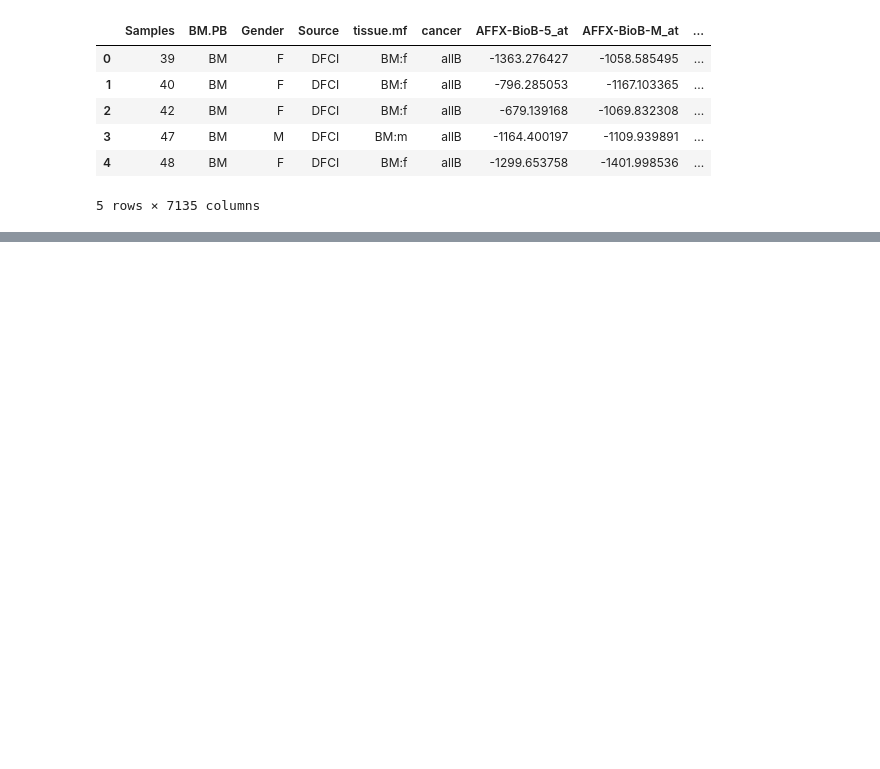
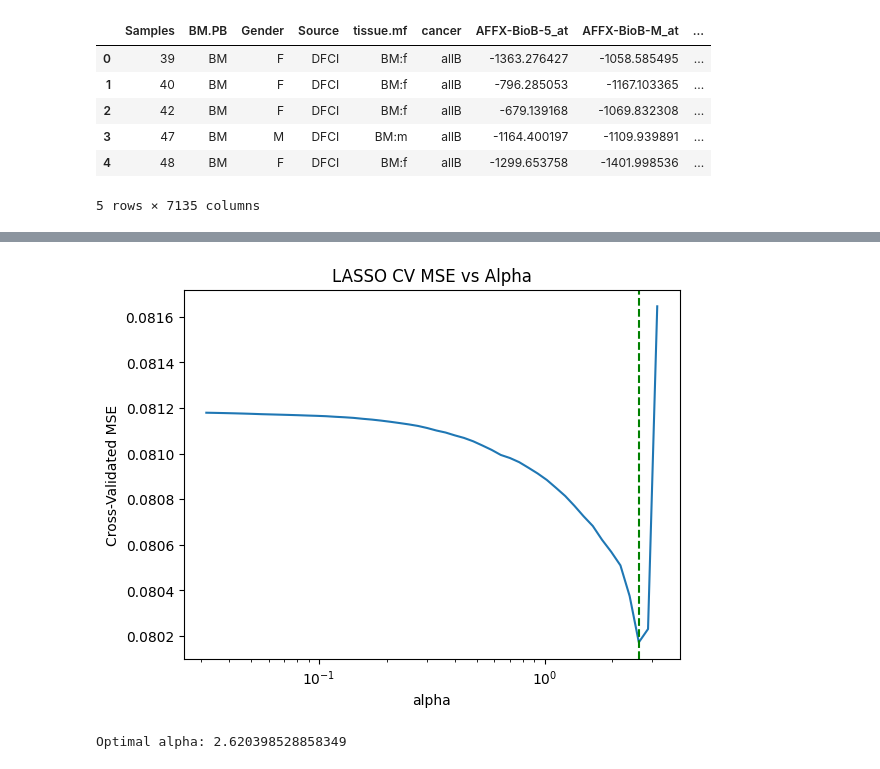
Before and after one commit to arya-rajesh-99/undergrad_ml_assignments, a Jupyter notebook: genomics_lab.ipynb, the cells around one changed output, grey strips where cells are left out. Saved outputs shown, nothing was run; the diff lists cells and outputs as text; code cells hidden in the pictures; blank space fills up the shorter version.

```diff
--- a/genomics_lab.ipynb
+++ b/genomics_lab.ipynb
@@ -117,0 +181,21 @@ kfold = Kfold(n_splits=5, shuffle = True)
+# %%
+alpha_grid = np.logspace(-1.5, 0.5, 50)
+
+model = LassoCV(cv=10, alphas=alpha_grid, random_state=100)
+model.fit(x, y)
+
+mean_mse = np.mean(model.mse_path_, axis=1)
+alpha_star = model.alpha_
+
+sns.lineplot(x=model.alphas_, y=mean_mse)
+plt.axvline(x=alpha_star, color='green', linestyle='--', linewidth=1.5)
+plt.xscale("log")
+plt.xlabel("alpha")
+plt.ylabel("Cross-Validated MSE")
+plt.title("LASSO CV MSE vs Alpha")
+plt.show()
+
+print("Optimal alpha:", alpha_star)
+# %% [output]
+[figure, added]
+Optimal alpha: 2.620398528858349
```
Also changed, not shown: parts of 10 cells of this notebook.
